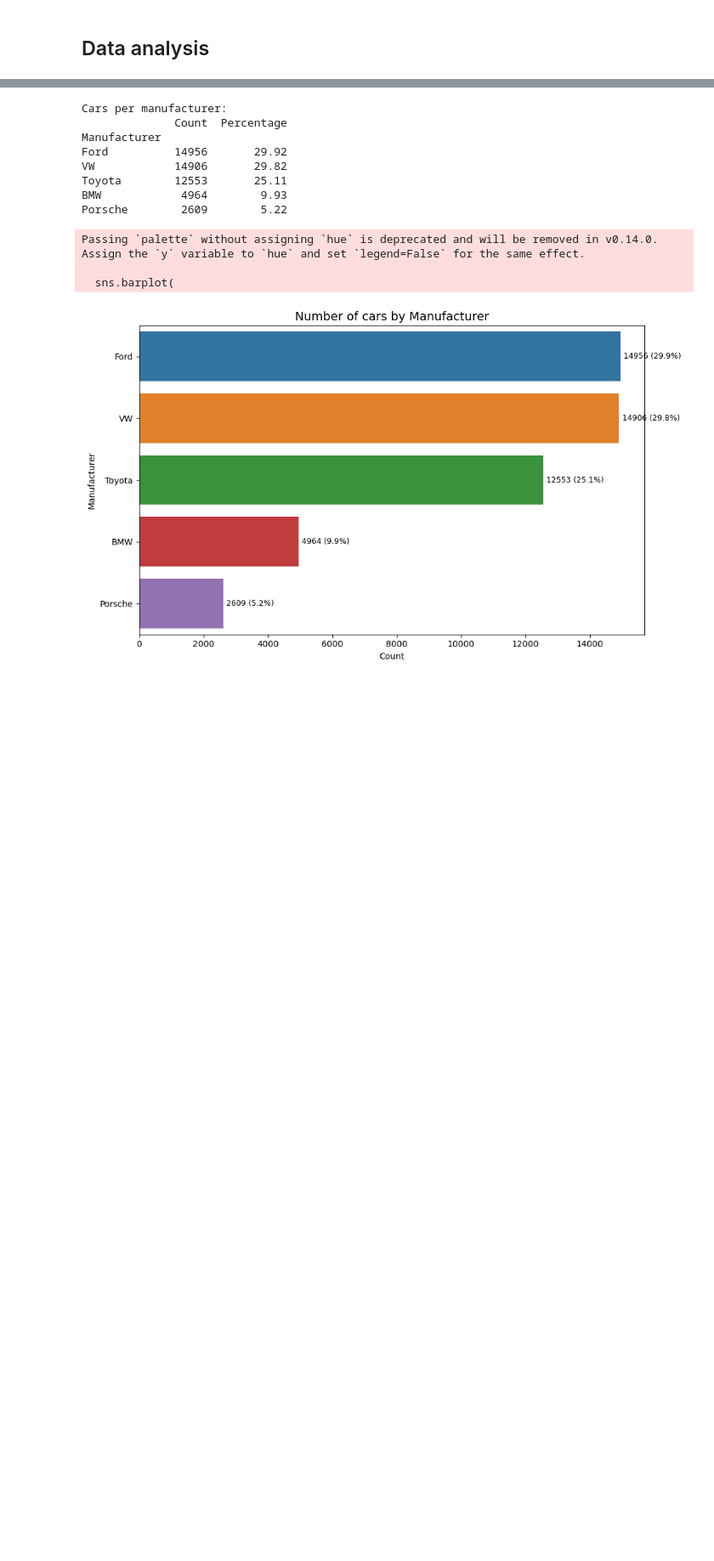
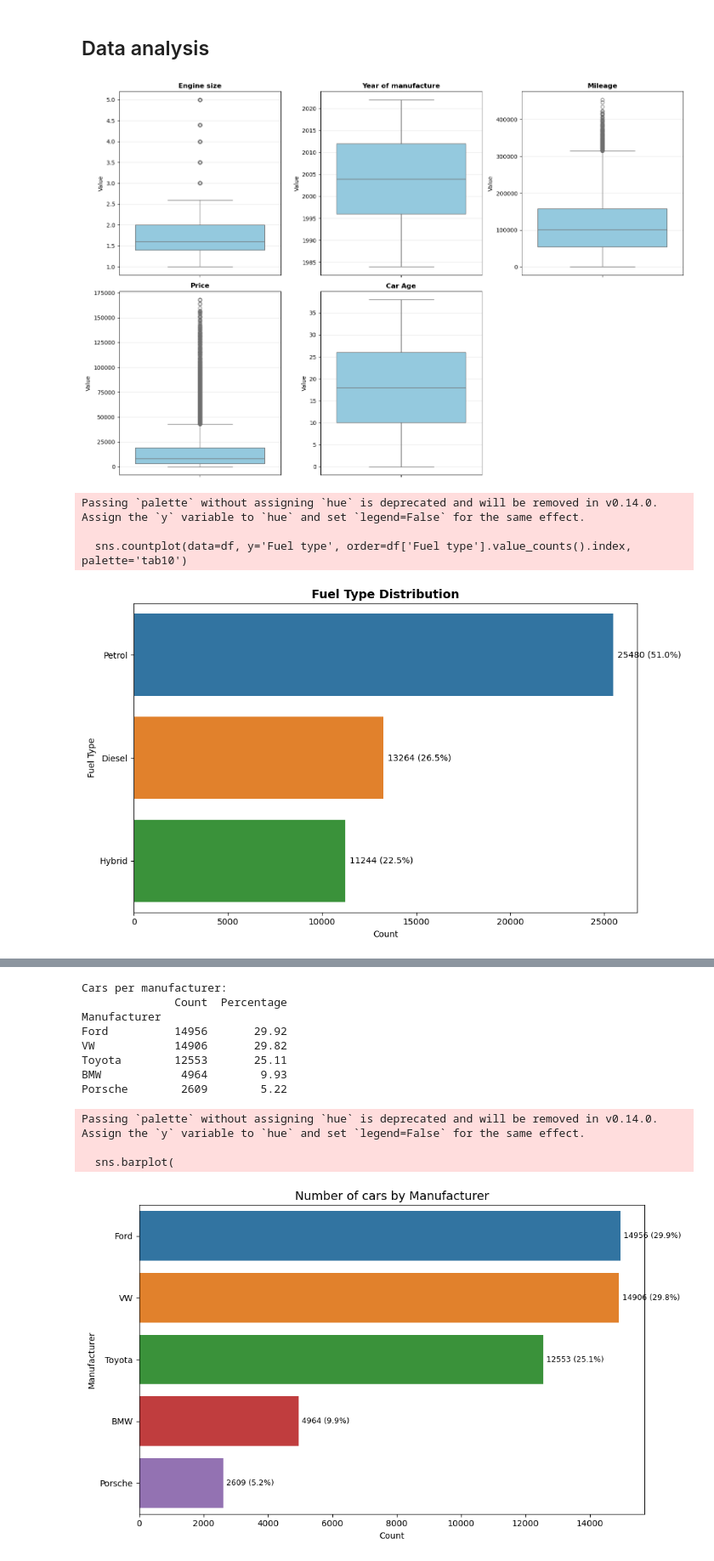
Before and after one commit to ajenee1/Car-price-prediction, a Jupyter notebook: data_mgmt.ipynb, the cells around one changed output, grey strips where cells are left out. Shown: that part at 85% size. Cells and saved outputs as stored; diff of their text form; code cells hidden in the pictures; blank space fills up the shorter version.

```diff
--- a/data_mgmt.ipynb
+++ b/data_mgmt.ipynb
@@ -105,2 +109,59 @@ Mileage_per_Year                   0    NaN     0                   0
 # %% [markdown]
 ## Data analysis
+# %%
+"Data exploration"
+numerical_cols = df.select_dtypes(include=[np.number]).columns.tolist()
+
+# Boxplots for each numerical column
+n_cols = len(numerical_cols)
+fig, axes = plt.subplots(2, 3, figsize=(15, 10))
+axes = axes.flatten()
+for idx, col in enumerate(numerical_cols):
+    sns.boxplot(y=df[col], ax=axes[idx], color='skyblue')
+    axes[idx].set_title(f'{col}', fontsize=12, fontweight='bold')
+    axes[idx].set_ylabel('Value')
+    axes[idx].grid(axis='y', alpha=0.3)
+axes[5].axis('off')
+plt.tight_layout()
+plt.show()
+
+# Fuel type distribution
+plt.figure(figsize=(10, 6))
+sns.countplot(data=df, y='Fuel type', order=df['Fuel type'].value_counts().index, palette='tab10')
+plt.title('Fuel Type Distribution', fontsize=14, fontweight='bold')
+plt.xlabel('Count')
+plt.ylabel('Fuel Type')
+
+# Add count and percentage
+for container in plt.gca().containers:
+    plt.gca().bar_label(container, labels=[f'{int(v.get_width())} ({v.get_width()/len(df)*100:.1f}%)' for v in container], padding=5)
+
+plt.tight_layout()
+plt.show()
+
+# Statistical Summary Table for Numerical Features
+stats_dict = {}
+for col in numerical_cols:
+    stats_dict[col] = {
+        'Count': df[col].count(),
+        'Mean': df[col].mean(),
+        'Std': df[col].std(),
+        'Variance': df[col].var(),
+        'Min': df[col].min(),
+        'Max': df[col].max(),
+        '25%': df[col].quantile(0.25),
+        'Median': df[col].median(),
+        '75%': df[col].quantile(0.75),
+        'Max': df[col].max(),
+        'Range': df[col].max() - df[col].min(),
+    }
+
+# Convert to DataFrame and transpose
+stats_df = pd.DataFrame(stats_dict).T
+print(stats_df.round(2))
+# %% [output]
+[figure, added]
+Passing `palette` without assigning `hue` is deprecated and will be removed in v0.14.0. Assign the `y` variable to `hue` and set `legend=False` for the same effect.
+
+  sns.countplot(data=df, y='Fuel type', order=df['Fuel type'].value_counts().index, palette='tab10')
+[figure, added]
```
Also changed, not shown: parts of 9 cells of this notebook, 4 other files.
